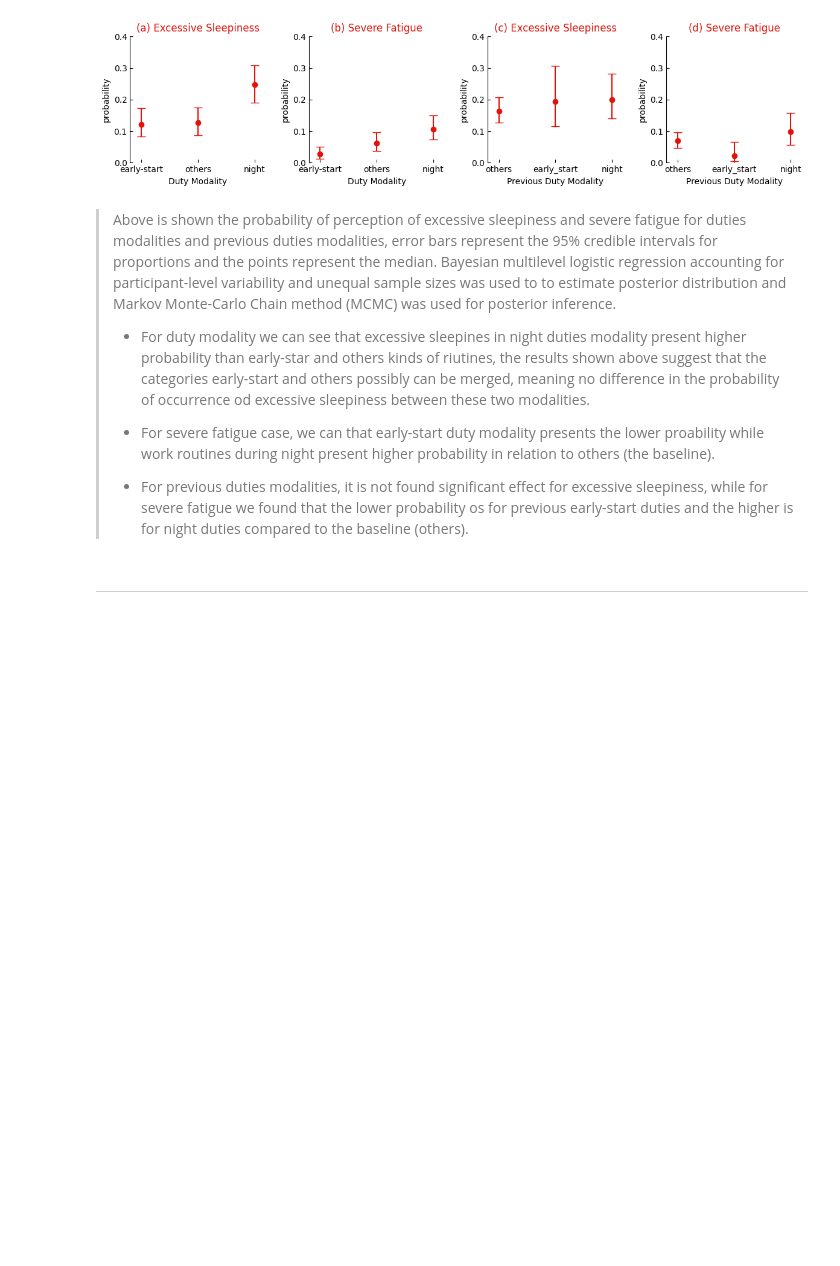
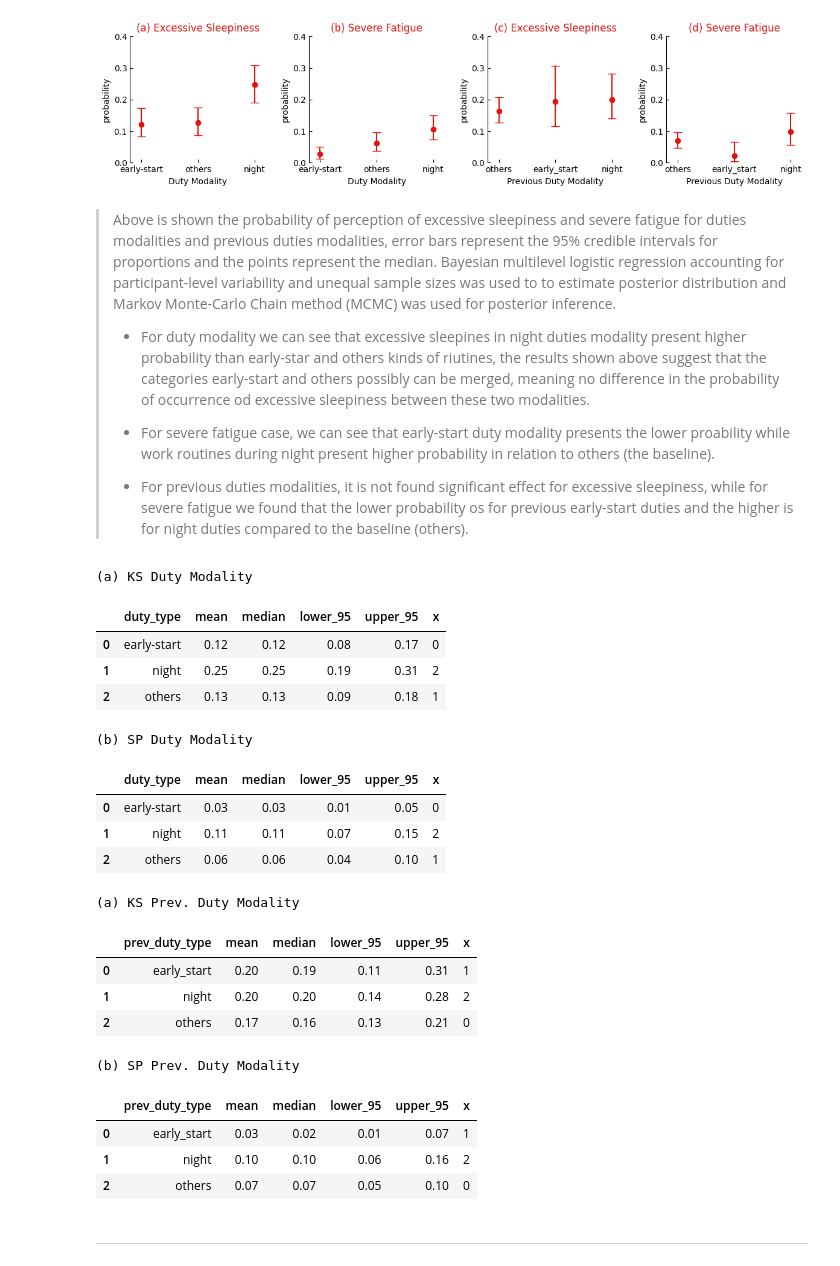
Before and after one commit to jlpscampos/Perception-of-Excessive-Sleepiness-and-Severe-Fatigue-in-Civil-Aviation-Pilots, a Jupyter notebook: Exploratory_Data_Analysis.ipynb, the cells around one changed output. Drawn from its saved outputs; the diff is of its cells as text; code cells hidden in the pictures; blank space fills up the shorter version.

```diff
--- a/Exploratory_Data_Analysis.ipynb
+++ b/Exploratory_Data_Analysis.ipynb
@@ -604,9 +604,33 @@ plt.show()
 >
 > * For duty modality we can see that excessive sleepines in night duties modality present higher probability than early-star and others kinds of riutines, the results shown above suggest that the categories early-start and others possibly can be merged, meaning no difference in the probability of occurrence od excessive sleepiness between these two modalities.
 >
-> * For severe fatigue case, we can that early-start duty modality presents the lower proability while work routines during night present higher probability in relation to others (the baseline).
+> * For severe fatigue case, we can see that early-start duty modality presents the lower proability while work routines during night present higher probability in relation to others (the baseline).
 >
 > * For previous duties modalities, it is not found significant effect for excessive sleepiness, while for severe fatigue we found that the lower probability os for previous early-start duties and the higher is for night duties compared to the baseline (others).
+# %%
+display_side_by_side([tmp0_kssd_d, tmp0_spsd_d], ['(a) KS Duty Modality', '(b) SP Duty Modality'])
+display_side_by_side([tmp1_kssd_d, tmp1_spsd_d], ['(a) KS Prev. Duty Modality', '(b) SP Prev. Duty Modality'])
+# %% [output]
+(a) KS Duty Modality
+|  | duty_type | mean | median | lower_95 | upper_95 | x |
+| 0 | early-start | 0.12 | 0.12 | 0.08 | 0.17 | 0 |
+| 1 | night | 0.25 | 0.25 | 0.19 | 0.31 | 2 |
+| 2 | others | 0.13 | 0.13 | 0.09 | 0.18 | 1 |
+(b) SP Duty Modality
+|  | duty_type | mean | median | lower_95 | upper_95 | x |
+| 0 | early-start | 0.03 | 0.03 | 0.01 | 0.05 | 0 |
+| 1 | night | 0.11 | 0.11 | 0.07 | 0.15 | 2 |
+| 2 | others | 0.06 | 0.06 | 0.04 | 0.10 | 1 |
+(a) KS Prev. Duty Modality
+|  | prev_duty_type | mean | median | lower_95 | upper_95 | x |
+| 0 | early_start | 0.20 | 0.19 | 0.11 | 0.31 | 1 |
+| 1 | night | 0.20 | 0.20 | 0.14 | 0.28 | 2 |
+| 2 | others | 0.17 | 0.16 | 0.13 | 0.21 | 0 |
+(b) SP Prev. Duty Modality
+|  | prev_duty_type | mean | median | lower_95 | upper_95 | x |
+| 0 | early_start | 0.03 | 0.02 | 0.01 | 0.07 | 1 |
+| 1 | night | 0.10 | 0.10 | 0.06 | 0.16 | 2 |
+| 2 | others | 0.07 | 0.07 | 0.05 | 0.10 | 0 |
 # %% [markdown]
 ---
 # %% [markdown]
```
Also changed, not shown: parts of 20 cells of this notebook, 3 other files.
